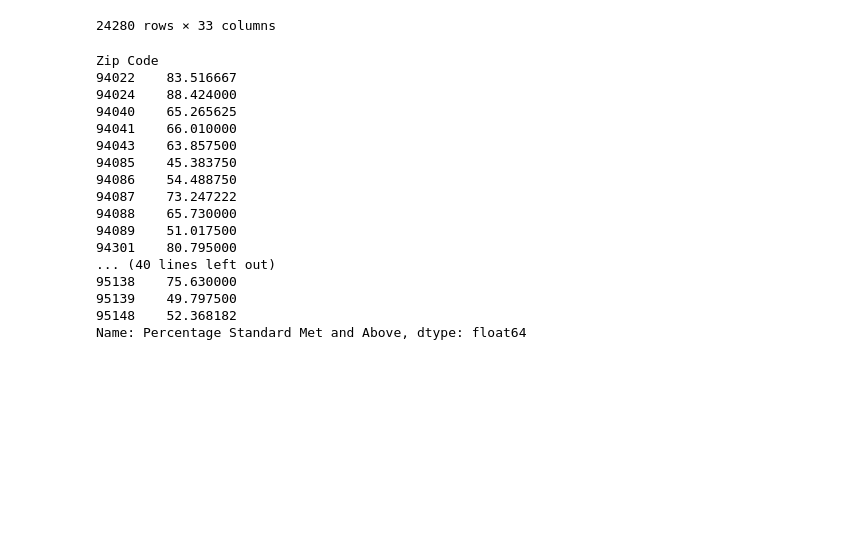
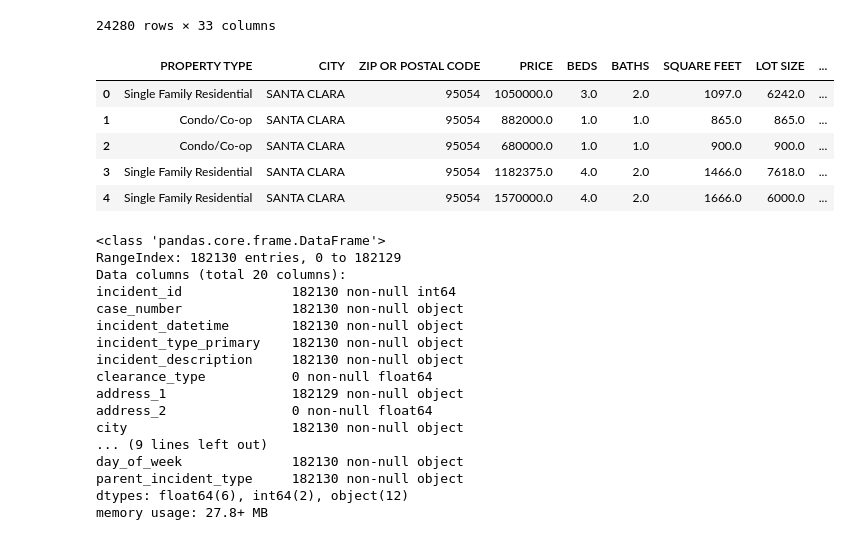
Before and after one commit to Armclimber/Projects, a Jupyter notebook: Capstone1/Data Wrangling.ipynb, the cells around one changed output. Cells and saved outputs as stored; diff of their text form; code cells hidden in the pictures; blank space fills up the shorter version.

```diff
--- a/Capstone1/Data Wrangling.ipynb
+++ b/Capstone1/Data Wrangling.ipynb
@@ -556,42 +556,60 @@ redfin_filtered.head(5)
 # %%
 #Read school scores data
 scores = pd.read_csv(data_path + "School/ca2018_santaclara_score.csv")
 #Limit to all students
 scores = scores.loc[scores['Subgroup ID'] == 1,:]
 #Limit to all grades
 scores = scores.loc[scores['Grade'] == 13,:]
 #Limit to different subjects 1:English; 2:Math
 #scores = scores.loc[scores['Test Id'] == 1,:]
 scores = scores[['County Code', 'District Code', 'School Code', 'Test Id', 'Percentage Standard Met and Above']]
 
 
 #Read school entity data
 entity = pd.read_csv(data_path + "School/ca2018_entity.csv", encoding = "ISO-8859-1")
 
 #Merge the two to have County name, district name, school name, and zip code
 scores_all = pd.merge(scores, entity, on=['County Code','District Code','School Code'], how='left')
 
 #Remove the ones with no zipcoes (they're not schools)
 scores_all = scores_all.loc[scores_all['Zip Code']!='     ',:]
 scores_all = scores_all.loc[scores_all['Percentage Standard Met and Above']!='*',:]
 
 scores_all['Percentage Standard Met and Above'] = scores_all['Percentage Standard Met and Above'].astype(float)
-scores_all.groupby('Zip Code')['Percentage Standard Met and Above'].mean()
+scores_zip = scores_all.groupby('Zip Code').mean()['Percentage Standard Met and Above'].to_frame()
+
+#Merge scores to Redfin data
+redfin_new = pd.merge(redfin_filtered, scores_zip, left_on = ['ZIP OR POSTAL CODE'],
+                      right_index=True, how='left')
+redfin_new.head()
 # %% [output]
-Zip Code
-94022    83.516667
-94024    88.424000
-94040    65.265625
-94041    66.010000
-94043    63.857500
-94085    45.383750
-94086    54.488750
-94087    73.247222
-94088    65.730000
-94089    51.017500
-94301    80.795000
-... (40 lines left out)
-95138    75.630000
-95139    49.797500
-95148    52.368182
-Name: Percentage Standard Met and Above, dtype: float64
+|  | PROPERTY TYPE | CITY | ZIP OR POSTAL CODE | PRICE | BEDS | BATHS | SQUARE FEET | LOT SIZE | ... |
+| 0 | Single Family Residential | SANTA CLARA | 95054 | 1050000.0 | 3.0 | 2.0 | 1097.0 | 6242.0 | ... |
+| 1 | Condo/Co-op | SANTA CLARA | 95054 | 882000.0 | 1.0 | 1.0 | 865.0 | 865.0 | ... |
+| 2 | Condo/Co-op | SANTA CLARA | 95054 | 680000.0 | 1.0 | 1.0 | 900.0 | 900.0 | ... |
+| 3 | Single Family Residential | SANTA CLARA | 95054 | 1182375.0 | 4.0 | 2.0 | 1466.0 | 7618.0 | ... |
+| 4 | Single Family Residential | SANTA CLARA | 95054 | 1570000.0 | 4.0 | 2.0 | 1666.0 | 6000.0 | ... |
+# %%
+#Read crime data
+crime = pd.read_csv(data_path + "Crime/Santa_Clara_County_Crime_2018.csv")
+
+#Remove nan zipcode
+crime.info()
+# %% [output]
+<class 'pandas.core.frame.DataFrame'>
+RangeIndex: 182130 entries, 0 to 182129
+Data columns (total 20 columns):
+incident_id              182130 non-null int64
+case_number              182130 non-null object
+incident_datetime        182130 non-null object
+incident_type_primary    182130 non-null object
+incident_description     182130 non-null object
+clearance_type           0 non-null float64
+address_1                182129 non-null object
+address_2                0 non-null float64
+city                     182130 non-null object
+... (9 lines left out)
+day_of_week              182130 non-null object
+parent_incident_type     182130 non-null object
+dtypes: float64(6), int64(2), object(12)
+memory usage: 27.8+ MB
```
Also changed, not shown: parts of 1 cell of this notebook.
